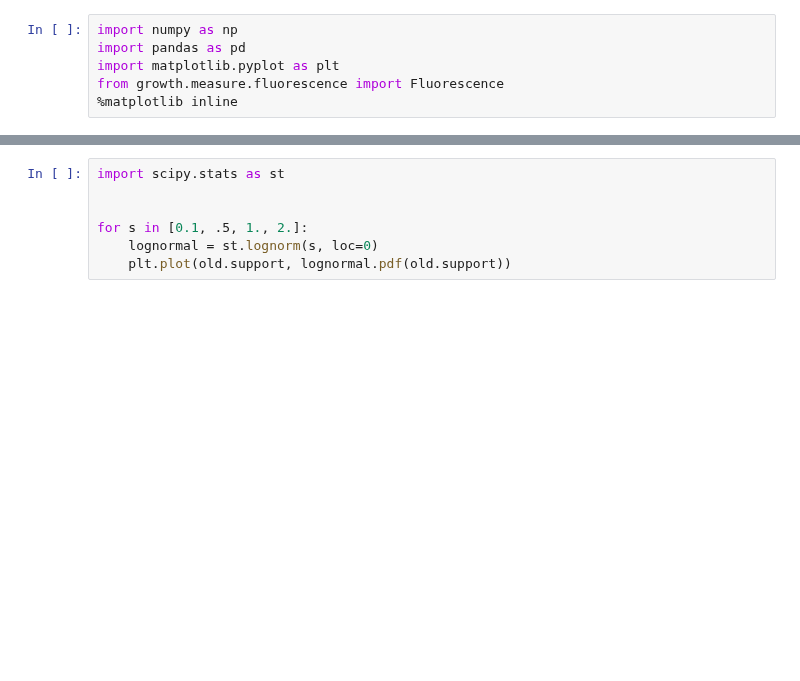
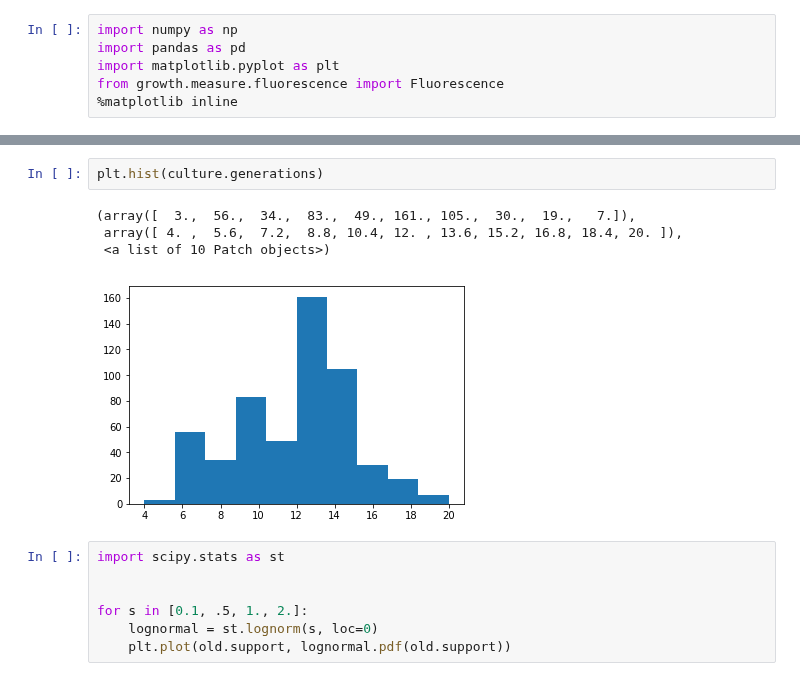
Before and after one commit to sbernasek/flyqma, a Jupyter notebook: notebooks/fluorescence.ipynb, the cells around one changed output, grey strips where cells are left out. Drawn from its saved outputs; the diff is of its cells as text; blank space fills up the shorter version.

```diff
--- a/notebooks/fluorescence.ipynb
+++ b/notebooks/fluorescence.ipynb
@@ -7,3 +25,10 @@ from growth.measure.fluorescence import Fluorescence
+# %%
+plt.hist(culture.generations)
+# %% [output]
+(array([  3.,  56.,  34.,  83.,  49., 161., 105.,  30.,  19.,   7.]),
+ array([ 4. ,  5.6,  7.2,  8.8, 10.4, 12. , 13.6, 15.2, 16.8, 18.4, 20. ]),
+ <a list of 10 Patch objects>)
+[figure, added]
 # %%
 import scipy.stats as st
 
```
Also changed, not shown: parts of 6 cells of this notebook, 5 other files.
